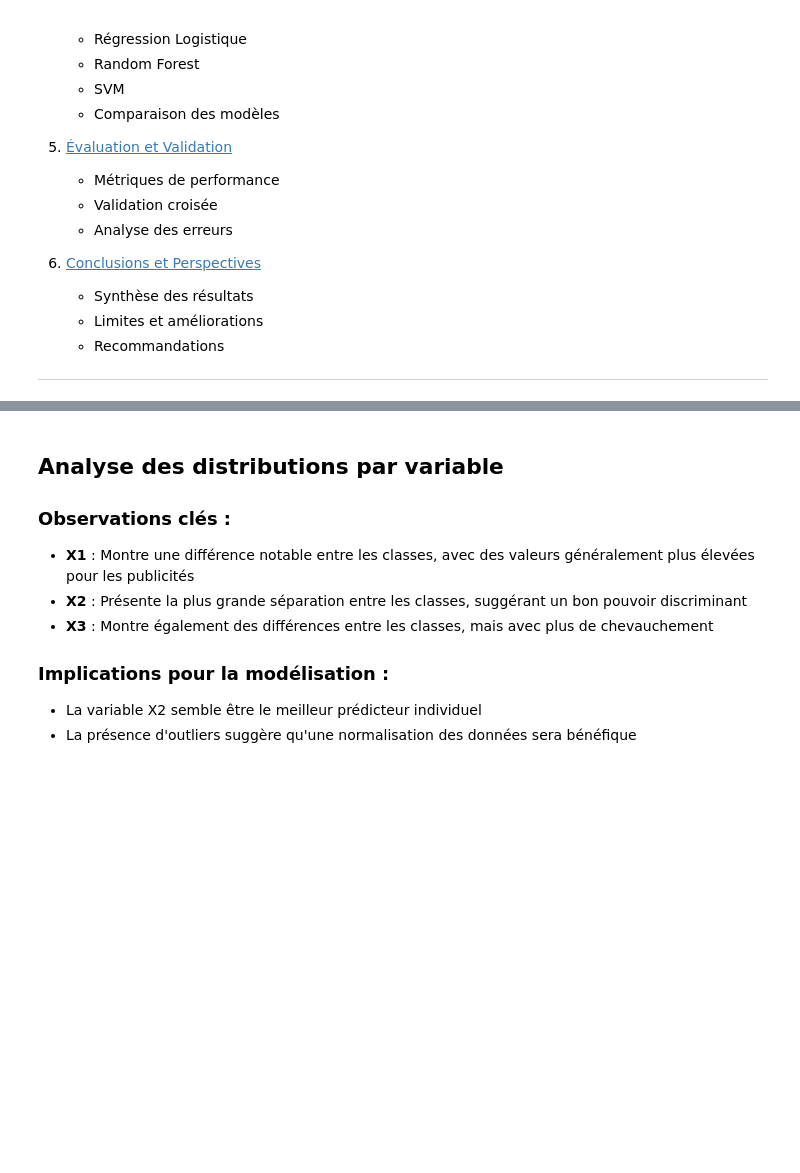
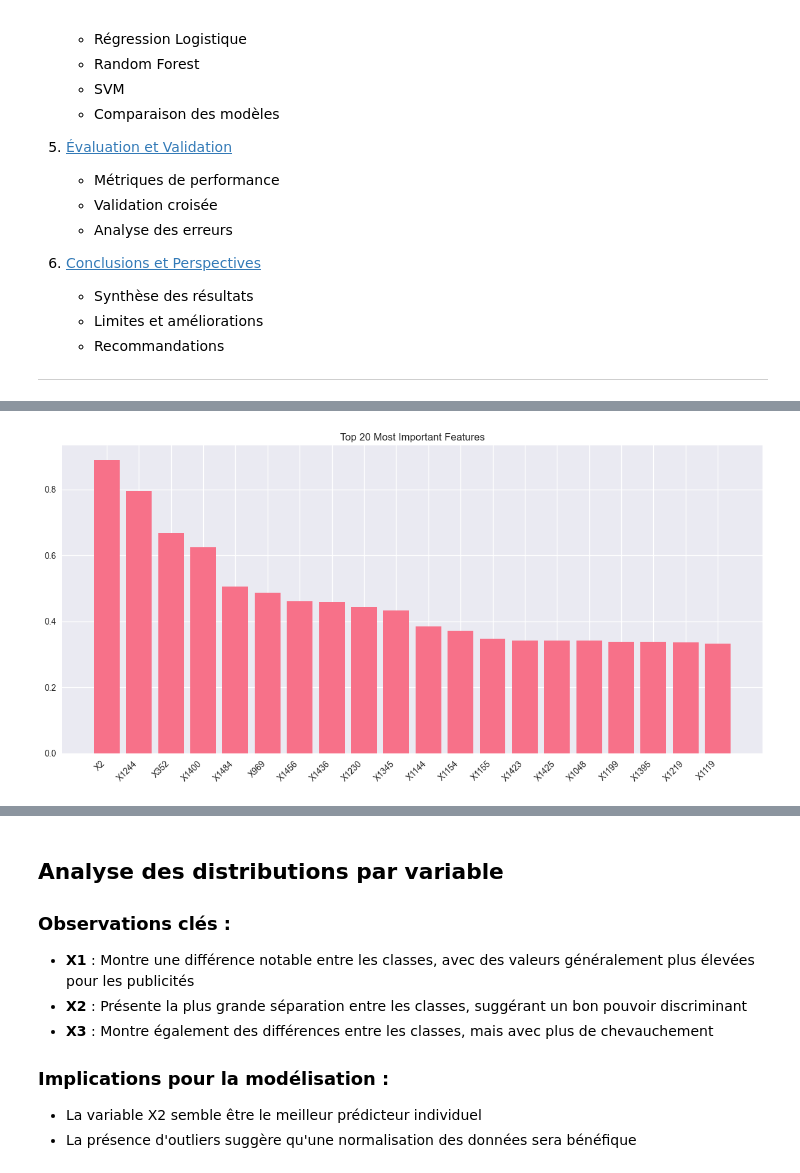
Before and after one commit to Abdoullatuf/Projet-STA211-2025, a Jupyter notebook: projet_sta211_complet.ipynb, the cells around one changed output, grey strips where cells are left out. Cells and saved outputs as stored; diff of their text form; code cells hidden in the pictures; blank space fills up the shorter version.

```diff
--- a/projet_sta211_complet.ipynb
+++ b/projet_sta211_complet.ipynb
@@ -130,0 +326,17 @@ dtype: int64
+# %%
+# Importer les fonctions nécessaires depuis exploratory_analysis
+from exploratory_analysis import (
+    analyze_feature_importance,
+    enhance_features,
+    create_polynomial_features,
+    create_interaction_features
+)
+# Analyser l'importance des variables
+importance_results = analyze_feature_importance(df)
+
+# Créer des features augmentées avec les variables les plus importantes
+if not importance_results.empty:
+    top_features = importance_results['feature'].head(4).tolist()
+    enhanced_df = enhance_features(df, variables=top_features)
+# %% [output]
+[figure, added]
```
Also changed, not shown: parts of 34 cells of this notebook, 11 other files.
